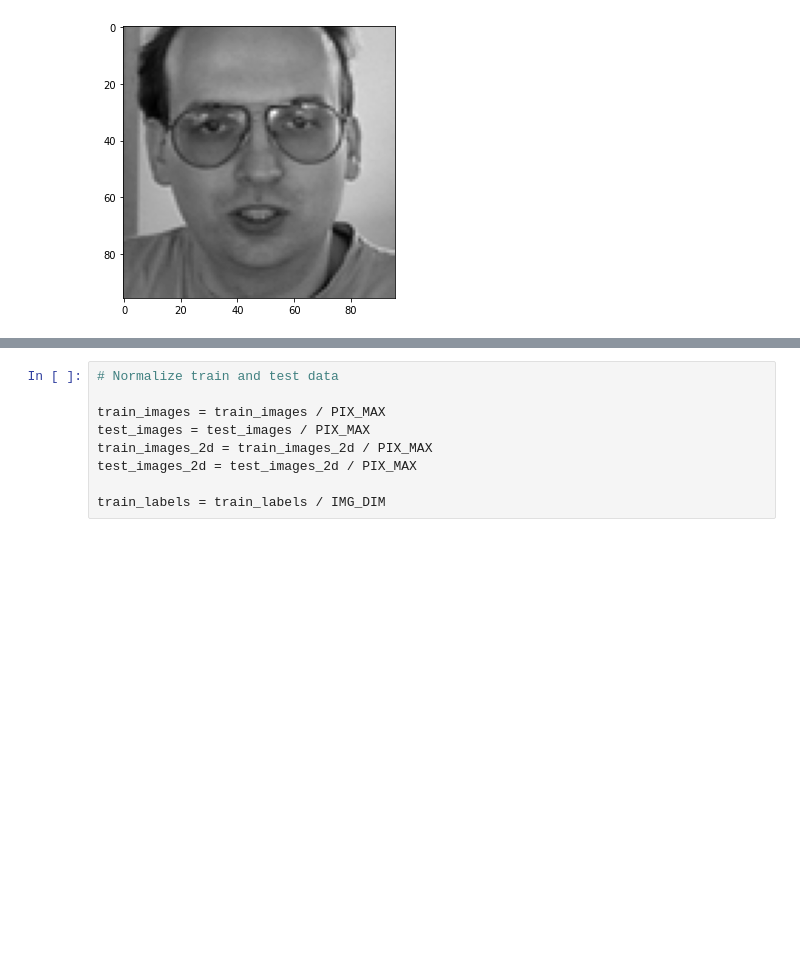
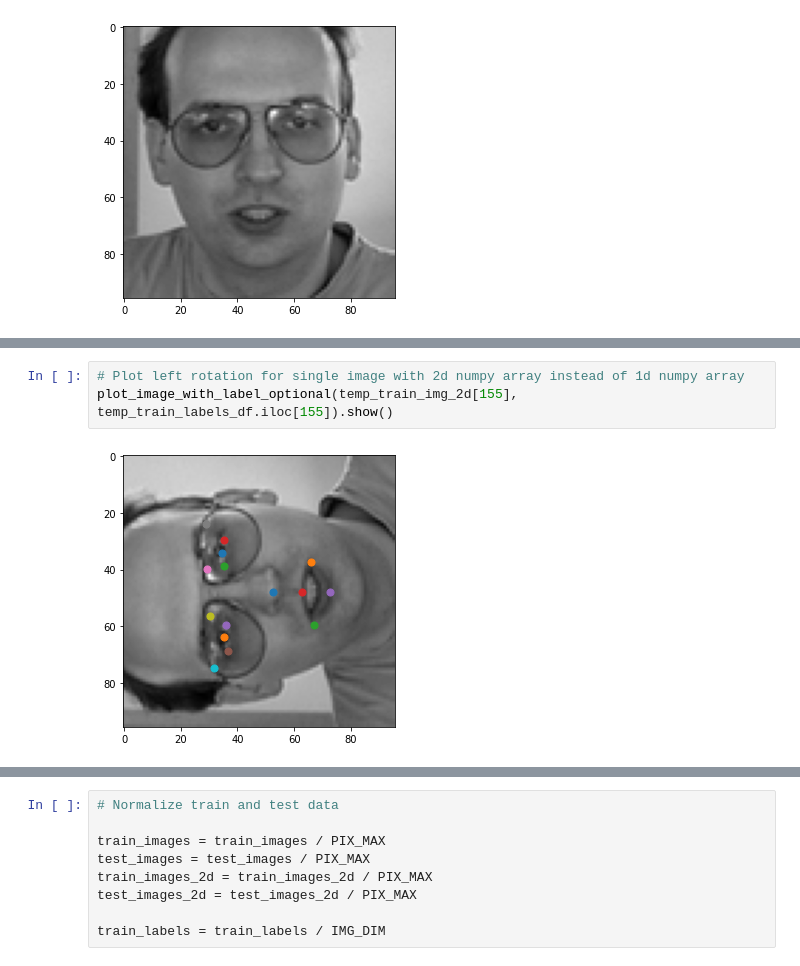
Before and after one commit to abhisha1991/w207_final_project, a Jupyter notebook: notebooks/w207-final-project.ipynb, the cells around one changed output, grey strips where cells are left out. Cells and saved outputs as stored; diff of their text form; blank space fills up the shorter version.

```diff
--- a/notebooks/w207-final-project.ipynb
+++ b/notebooks/w207-final-project.ipynb
@@ -374,0 +395,5 @@ plot_image_with_label_optional(temp_train_img_2d[155+7049]).show()
+# %%
+# Plot left rotation for single image with 2d numpy array instead of 1d numpy array
+plot_image_with_label_optional(temp_train_img_2d[155], temp_train_labels_df.iloc[155]).show()
+# %% [output]
+[figure, added]
```
Also changed, not shown: parts of 23 cells of this notebook, 1 other file.
